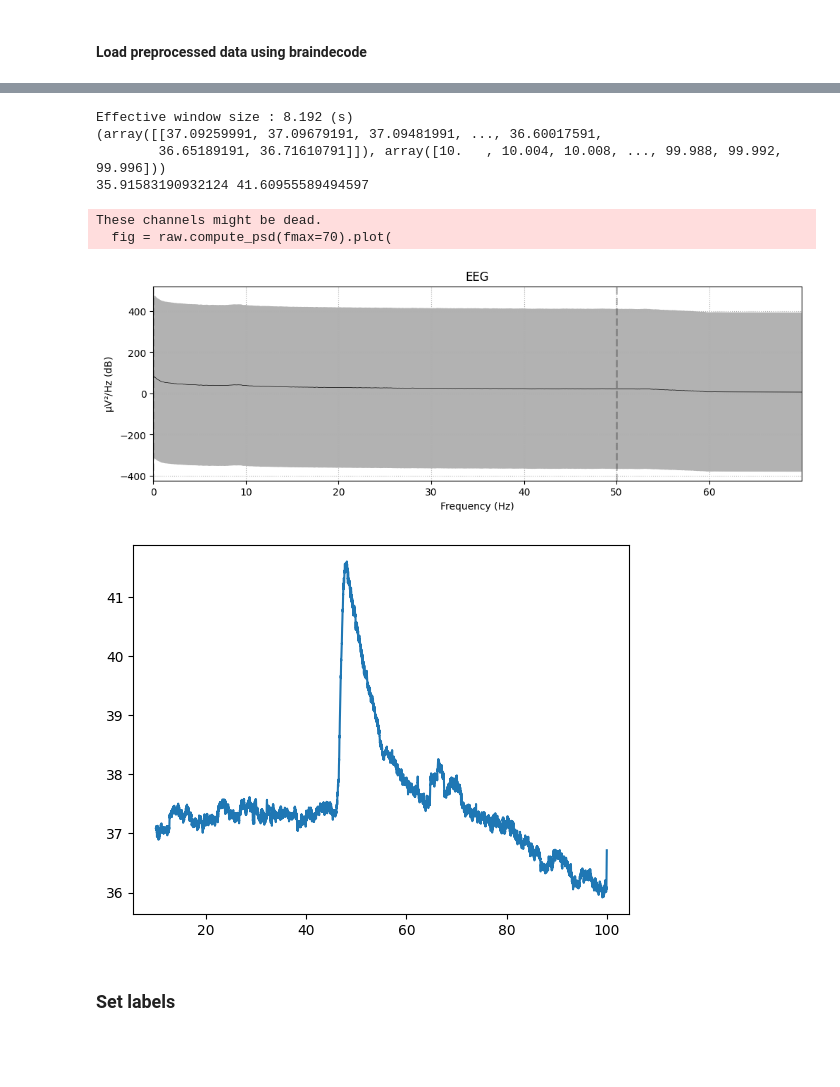
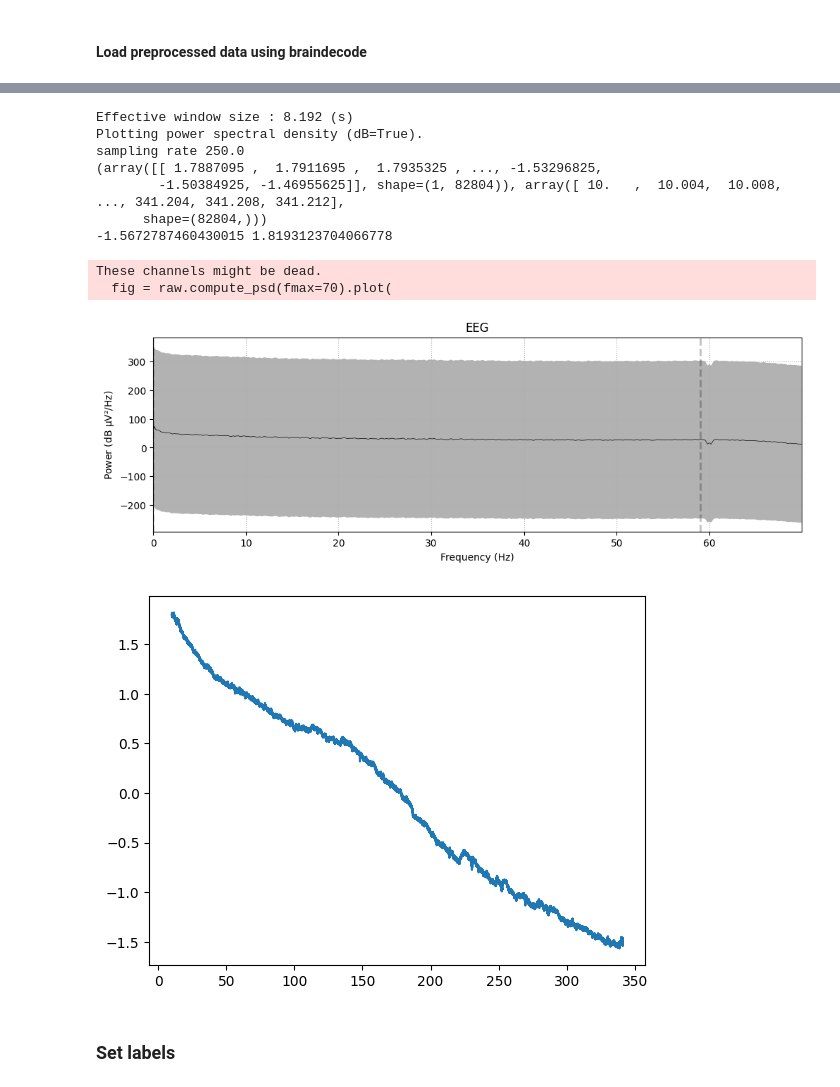
Before and after one commit to sccn/eeg-ssl, a Jupyter notebook: notebooks/HBN_braindecode.ipynb, the cells around one changed output, grey strips where cells are left out. Cells and saved outputs as stored; diff of their text form; code cells hidden in the pictures; blank space fills up the shorter version.

```diff
--- a/notebooks/HBN_braindecode.ipynb
+++ b/notebooks/HBN_braindecode.ipynb
@@ -124,30 +330,34 @@ externalizing          -0.109
 dtype: object
 # %%
-raw = all_ds.datasets[11].raw
+raw = all_ds.datasets[1].raw
 fig = raw.compute_psd(fmax=70).plot(
     average=True, amplitude=False, picks="data", exclude="bads"
 )
 sampling_freq = raw.info["sfreq"]
-start_stop_seconds = np.array([10, 100])
+print('sampling rate', sampling_freq)
+start_stop_seconds = np.array([10, 500])
 start_sample, stop_sample = (start_stop_seconds * sampling_freq).astype(int)
 channel_index = 0
 raw_selection = raw[channel_index, start_sample:stop_sample]
 print(raw_selection)
 x = raw_selection[1]
 y = raw_selection[0].T
 print(np.min(y),np.max(y))
 plt.figure()
 plt.plot(x, y)
 plt.show()
 # %% [output]
 Effective window size : 8.192 (s)
-(array([[37.09259991, 37.09679191, 37.09481991, ..., 36.60017591,
-        36.65189191, 36.71610791]]), array([10.   , 10.004, 10.008, ..., 99.988, 99.992, 99.996]))
-35.91583190932124 41.60955589494597
+Plotting power spectral density (dB=True).
+sampling rate 250.0
+(array([[ 1.7887095 ,  1.7911695 ,  1.7935325 , ..., -1.53296825,
+        -1.50384925, -1.46955625]], shape=(1, 82804)), array([ 10.   ,  10.004,  10.008, ..., 341.204, 341.208, 341.212],
+      shape=(82804,)))
+-1.5672787460430015 1.8193123704066778
 These channels might be dead.
   fig = raw.compute_psd(fmax=70).plot(
-[figure, old version]
+[figure, new version]
-[figure, old version]
+[figure, new version]
 # %% [markdown]
 ### Set labels
 # %%
```
Also changed, not shown: parts of 18 cells of this notebook, 9 other files.
